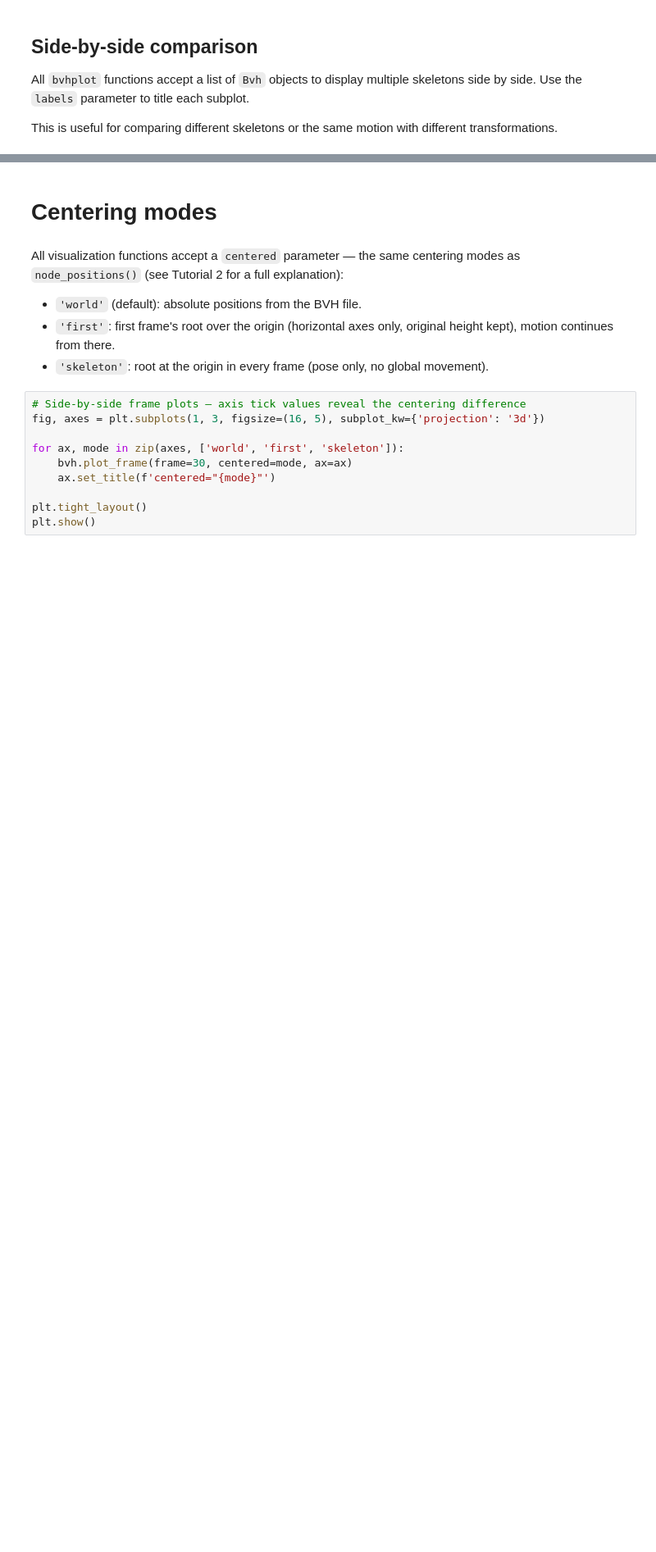
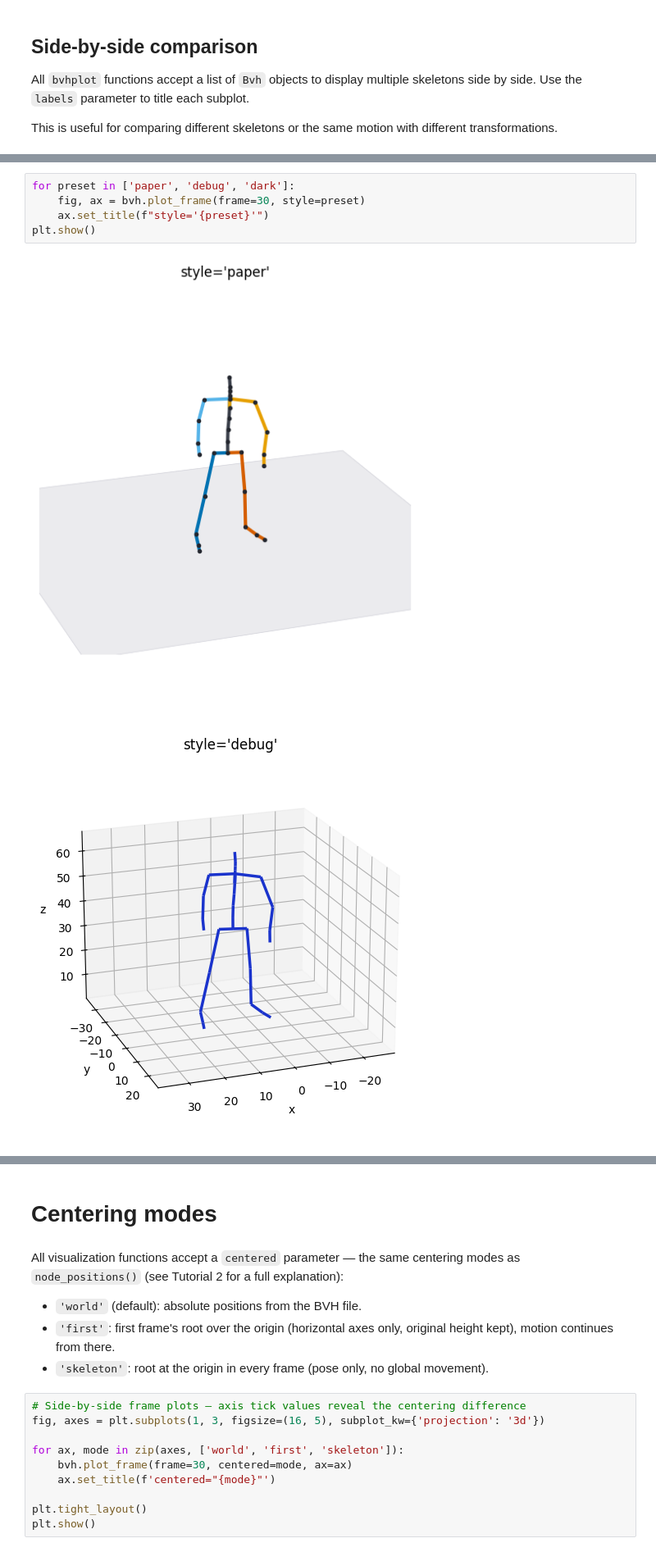
Before and after one commit to VictorS-67/pybvh, a Jupyter notebook: tutorials/4.Visualization.ipynb, the cells around one changed output, grey strips where cells are left out. Shown at 82% size. Saved outputs shown, nothing was run; the diff lists cells and outputs as text; blank space fills up the shorter version.

```diff
--- a/tutorials/4.Visualization.ipynb
+++ b/tutorials/4.Visualization.ipynb
@@ -140,0 +150,8 @@ plt.show()
+# %%
+for preset in ['paper', 'debug', 'dark']:
+    fig, ax = bvh.plot_frame(frame=30, style=preset)
+    ax.set_title(f"style='{preset}'")
+plt.show()
+# %% [output]
+[figure, added]
+[figure, added]
```
Also changed, not shown: parts of 36 cells of this notebook, 4 other files.
